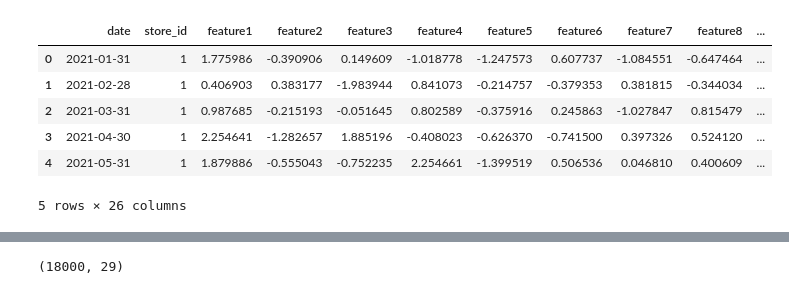
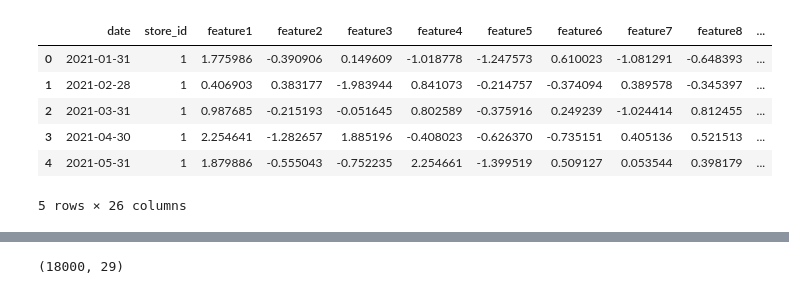
Before and after one commit to VityaShevcov/pearl_one, a Jupyter notebook: code_continue_learning.ipynb, the cells around one changed output, grey strips where cells are left out. Drawn from its saved outputs; the diff is of its cells as text; code cells hidden in the pictures.

```diff
--- a/code_continue_learning.ipynb
+++ b/code_continue_learning.ipynb
@@ -343,43 +381,43 @@ for i in range(1, 23):  # Создаем 23 фичей
     data[f'feature{i}'] = np.random.randn(len(data))
 
 scaler = StandardScaler()
-feature_columns = [f'feature{i}' for i in range(1, 6)]
+feature_columns = [f'feature{i}' for i in range(1, 23)]
 data[feature_columns] = scaler.fit_transform(data[feature_columns])
 
 # Создаем колонку для определения интервала
 data['interval'] = pd.cut(data['date'],
                           bins=pd.to_datetime(['2021-01-01', '2021-07-01', '2022-01-01', '2022-07-01', '2024-01-01']),
                           labels=[1, 2, 3, 4])
 
 # Генерация целевой переменной с переменными зависимостями
 data['sales'] = 300
 
 # Первый интервал
 data.loc[data['interval'] == 1, 'sales'] += (data['feature1']**2 + data['feature2']**2) * 50
 
 # Второй интервал
 data.loc[data['interval'] == 2, 'sales'] += (data['feature1']**2 + data['feature2']**2 + data['feature3']) * 50
 
 # Третий интервал
-data.loc[data['interval'] == 3, 'sales'] += (data['feature1']**2 + data['feature2']**2 + data['feature3'] + data['feature4']) * 50
+data.loc[data['interval'] == 3, 'sales'] += (data['feature4']**2 + data['feature1']**2 + data['feature3'] + data['feature5']) * 50
 
 # Четвертый интервал
-data.loc[data['interval'] == 4, 'sales'] += (data['feature1']**2 + data['feature2']**2 + data['feature3'] + data['feature5']) * 50
+data.loc[data['interval'] == 4, 'sales'] += (data['feature1']+ data['feature5']**2 + data['feature2']**2 + data['feature3'] + data['feature6']) * 50
 
 # Добавление положительного шума
 data['sales'] += np.abs(np.random.randn(len(data))) * 20
 
 # Преобразование даты в последний день месяца
 data['date'] = data['date'] + pd.offsets.MonthEnd(0)
 
 data.head()
 # %% [output]
 |  | date | store_id | feature1 | feature2 | feature3 | feature4 | feature5 | feature6 | feature7 | feature8 | ... |
-| 0 | 2021-01-31 | 1 | 1.775986 | -0.390906 | 0.149609 | -1.018778 | -1.247573 | 0.607737 | -1.084551 | -0.647464 | ... |
-| 1 | 2021-02-28 | 1 | 0.406903 | 0.383177 | -1.983944 | 0.841073 | -0.214757 | -0.379353 | 0.381815 | -0.344034 | ... |
-| 2 | 2021-03-31 | 1 | 0.987685 | -0.215193 | -0.051645 | 0.802589 | -0.375916 | 0.245863 | -1.027847 | 0.815479 | ... |
-| 3 | 2021-04-30 | 1 | 2.254641 | -1.282657 | 1.885196 | -0.408023 | -0.626370 | -0.741500 | 0.397326 | 0.524120 | ... |
-| 4 | 2021-05-31 | 1 | 1.879886 | -0.555043 | -0.752235 | 2.254661 | -1.399519 | 0.506536 | 0.046810 | 0.400609 | ... |
+| 0 | 2021-01-31 | 1 | 1.775986 | -0.390906 | 0.149609 | -1.018778 | -1.247573 | 0.610023 | -1.081291 | -0.648393 | ... |
+| 1 | 2021-02-28 | 1 | 0.406903 | 0.383177 | -1.983944 | 0.841073 | -0.214757 | -0.374094 | 0.389578 | -0.345397 | ... |
+| 2 | 2021-03-31 | 1 | 0.987685 | -0.215193 | -0.051645 | 0.802589 | -0.375916 | 0.249239 | -1.024414 | 0.812455 | ... |
+| 3 | 2021-04-30 | 1 | 2.254641 | -1.282657 | 1.885196 | -0.408023 | -0.626370 | -0.735151 | 0.405136 | 0.521513 | ... |
+| 4 | 2021-05-31 | 1 | 1.879886 | -0.555043 | -0.752235 | 2.254661 | -1.399519 | 0.509127 | 0.053544 | 0.398179 | ... |
 5 rows × 26 columns
 # %%
 data['dt'] = data.date
```
Also changed, not shown: parts of 9 cells of this notebook, 4 other files.
